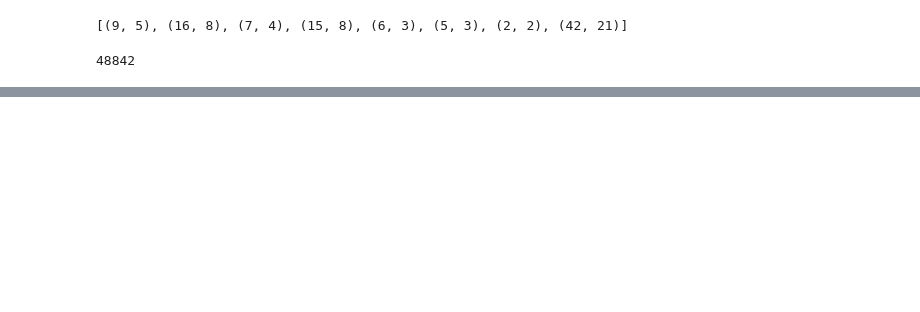
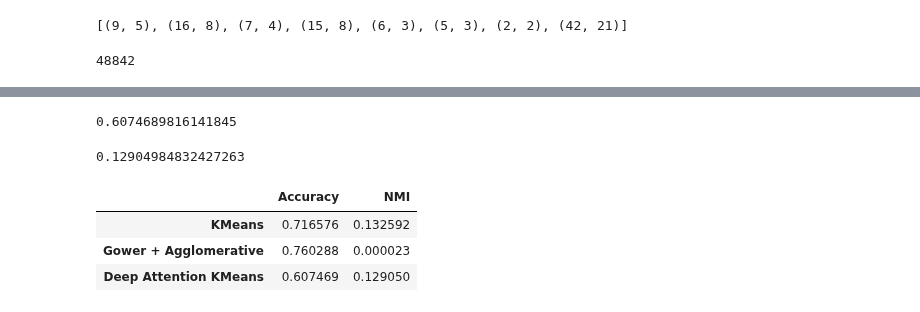
Before and after one commit to jaanisfehling/attention-mixed-type-clustering, a Jupyter notebook: attention_census_income.ipynb, the cells around one changed output, grey strips where cells are left out. Drawn from its saved outputs; the diff is of its cells as text; code cells hidden in the pictures; blank space fills up the shorter version.

Commit message:
compare kmeans, gower agglo and deep attention kmeans on Census Income

```diff
--- a/attention_census_income.ipynb
+++ b/attention_census_income.ipynb
@@ -128,0 +134,3 @@ gower_agglo_acc
+# %%
+gower_agglo_nmi = normalized_mutual_info_score(og_df["class"].to_numpy(), gower_agglo)
+gower_agglo_nmi
@@ -150,0 +245,5 @@ len(dataset)
+# %%
+cat = torch.tensor(df[cat_cols].values, dtype=torch.float)
+cont = torch.tensor(df[cont_cols].values, dtype=torch.float)
+features = model.encode(cat, cont).detach().numpy()
+features
@@ -150,0 +264,18 @@ len(dataset)
+# %%
+kmeans = KMeans(n_clusters=2, n_init="auto", random_state=0).fit(features)
+deep_acc = cluster_accuracy(kmeans.labels_, og_df["class"].to_numpy())
+deep_acc
+# %% [output]
+0.6074689816141845
+# %%
+deep_nmi = normalized_mutual_info_score(og_df["class"].to_numpy(), kmeans.labels_)
+deep_nmi
+# %% [output]
+0.12904984832427263
+# %%
+pd.DataFrame([[kmeans_acc, kmeans_nmi], [gower_agglo_acc, gower_agglo_nmi], [deep_acc, deep_nmi]], index=["KMeans", "Gower + Agglomerative", "Deep Attention KMeans"], columns=["Accuracy", "NMI"])
+# %% [output]
+|  | Accuracy | NMI |
+| KMeans | 0.716576 | 0.132592 |
+| Gower + Agglomerative | 0.760288 | 0.000023 |
+| Deep Attention KMeans | 0.607469 | 0.129050 |
```
Also changed, not shown: parts of 5 cells of this notebook.
